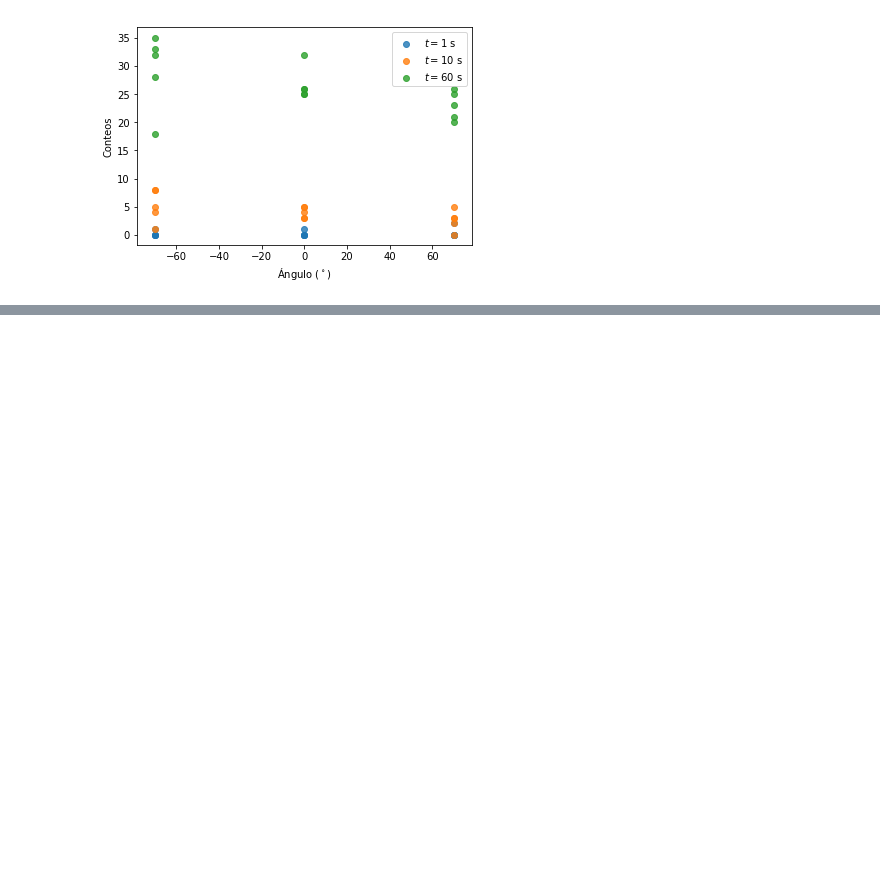
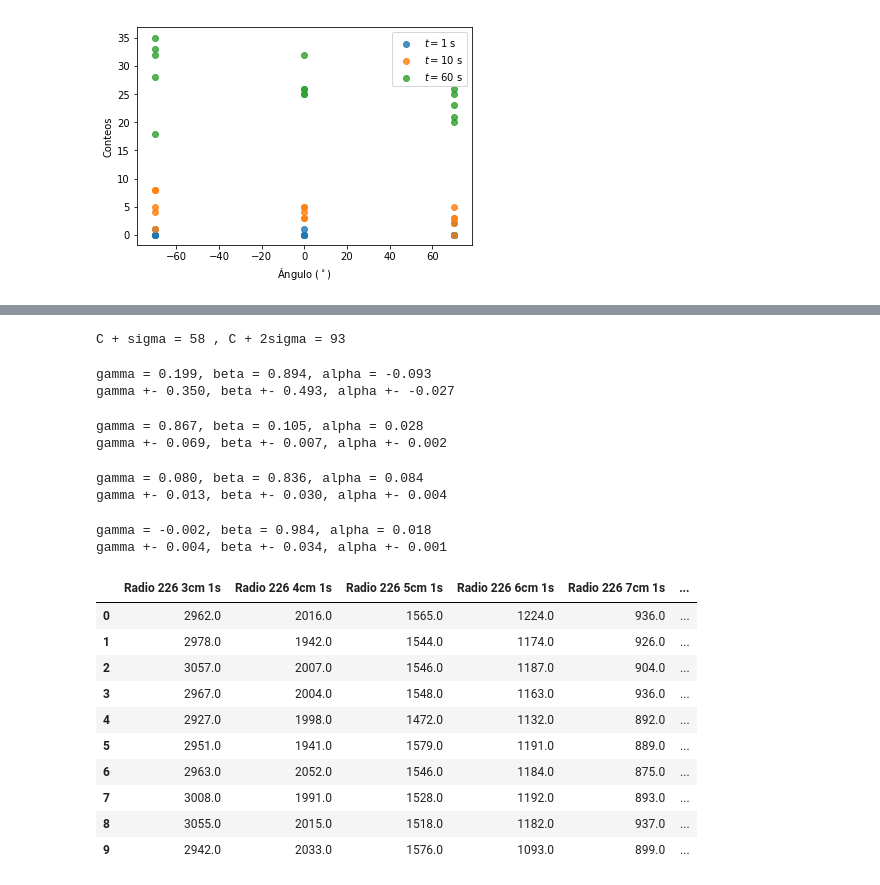
Before and after one commit to jsbarbosa/LabIntermedio, a Jupyter notebook: 1-Radiacion/Plots.ipynb, the cells around one changed output, grey strips where cells are left out. Saved outputs shown, nothing was run; the diff lists cells and outputs as text; code cells hidden in the pictures; blank space fills up the shorter version.

```diff
--- a/1-Radiacion/Plots.ipynb
+++ b/1-Radiacion/Plots.ipynb
@@ -62,0 +78,9 @@ plt.show()
+# %%
+first = val[(val > l - s) & (val < l + s)].shape[0]
+second = val[(val > l - 2*s) & (val < l + 2*s)].shape[0]
+
+first, second = 100*first/val.shape[0], 100*second/val.shape[0]
+
+print("C + sigma = %d"%first, ", C + 2sigma = %d"%second)
+# %% [output]
+C + sigma = 58 , C + 2sigma = 93
@@ -62,0 +104,40 @@ plt.show()
+# %%
+calculatePercents(["Radiación columbita sin 10s", "Radiación columbita papel 10s", "Radiación columbita plomo 10s"]
+    )
+# %% [output]
+gamma = 0.199, beta = 0.894, alpha = -0.093
+gamma +- 0.350, beta +- 0.493, alpha +- -0.027
+# %%
+calculatePercents(["Radiación radio 3 μg sin 10s", "Radiación radio 3 μg papel 10s", "Radiación radio 3 μg plomo 10s"])
+# %% [output]
+gamma = 0.867, beta = 0.105, alpha = 0.028
+gamma +- 0.069, beta +- 0.007, alpha +- 0.002
+# %%
+calculatePercents(["Cesio sin 10s", "Cesio papel 10s", "Cesio plomo 10s"])
+# %% [output]
+gamma = 0.080, beta = 0.836, alpha = 0.084
+gamma +- 0.013, beta +- 0.030, alpha +- 0.004
+# %%
+calculatePercents(["Estroncio sin 10s", "Estroncio papel 10s", "Estroncio plomo 10s"])
+# %% [output]
+gamma = -0.002, beta = 0.984, alpha = 0.018
+gamma +- 0.004, beta +- 0.034, alpha +- 0.001
+# %%
+keys = ["Radio 226 3cm 1s", "Radio 226 4cm 1s", "Radio 226 5cm 1s", "Radio 226 6cm 1s", "Radio 226 7cm 1s",
+"Radio 226 8cm 1s", "Radio 226 9cm 1s", "Radio 226 10cm 1s", "Radio 226 11cm 1s", "Radio 226 12cm 1s",
+"Radio 226 13cm 1s", "Radio 226 14cm 1s"]
+
+temp = df[pd.notnull(df[keys[0]])][keys]
+temp
+# %% [output]
+|  | Radio 226 3cm 1s | Radio 226 4cm 1s | Radio 226 5cm 1s | Radio 226 6cm 1s | Radio 226 7cm 1s | ... |
+| 0 | 2962.0 | 2016.0 | 1565.0 | 1224.0 | 936.0 | ... |
+| 1 | 2978.0 | 1942.0 | 1544.0 | 1174.0 | 926.0 | ... |
+| 2 | 3057.0 | 2007.0 | 1546.0 | 1187.0 | 904.0 | ... |
+| 3 | 2967.0 | 2004.0 | 1548.0 | 1163.0 | 936.0 | ... |
+| 4 | 2927.0 | 1998.0 | 1472.0 | 1132.0 | 892.0 | ... |
+| 5 | 2951.0 | 1941.0 | 1579.0 | 1191.0 | 889.0 | ... |
+| 6 | 2963.0 | 2052.0 | 1546.0 | 1184.0 | 875.0 | ... |
+| 7 | 3008.0 | 1991.0 | 1528.0 | 1192.0 | 893.0 | ... |
+| 8 | 3055.0 | 2015.0 | 1518.0 | 1182.0 | 937.0 | ... |
+| 9 | 2942.0 | 2033.0 | 1576.0 | 1093.0 | 899.0 | ... |
```
Also changed, not shown: parts of 6 cells of this notebook, 3 other files.
